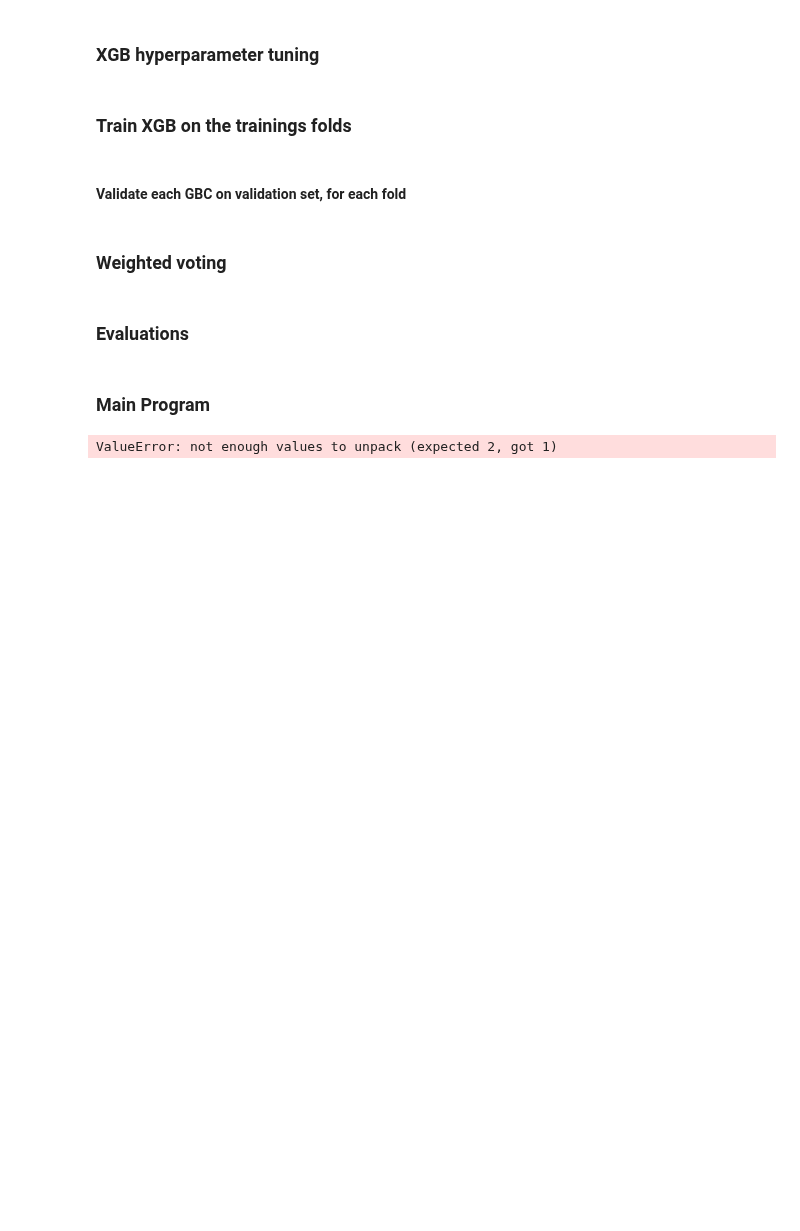
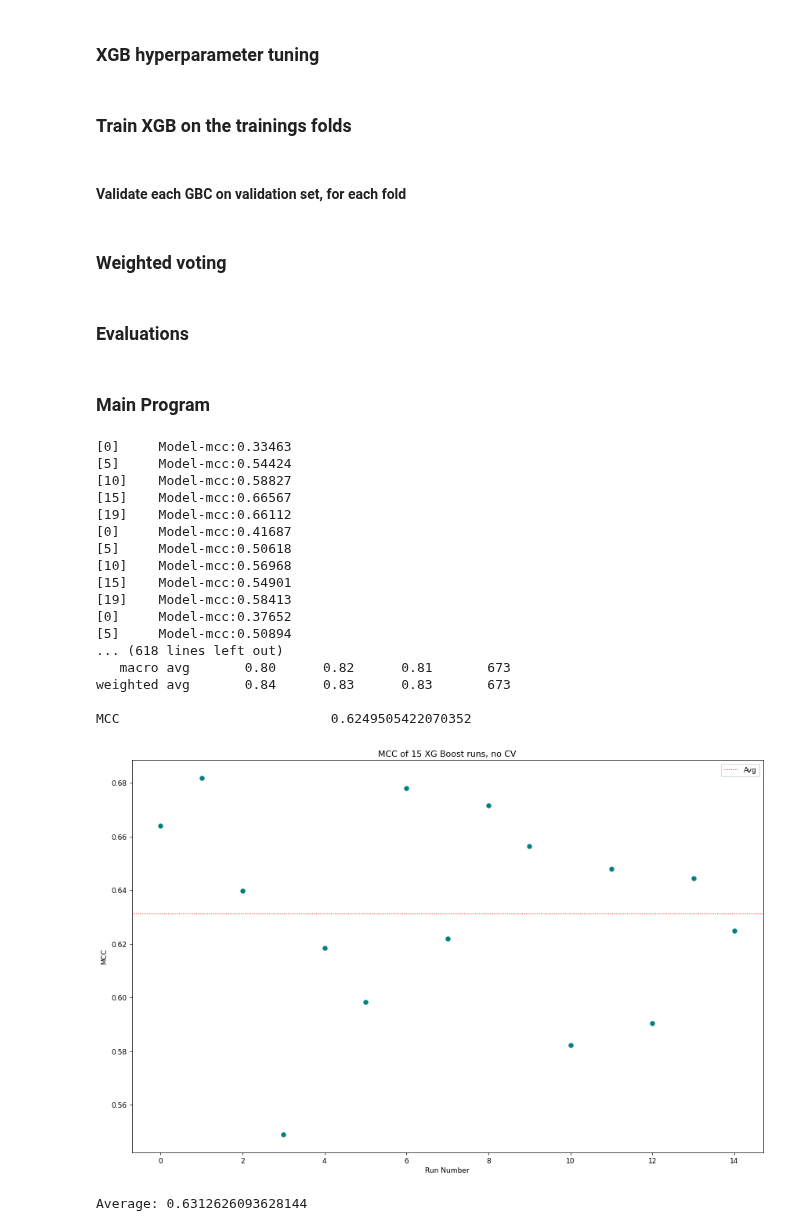
Before and after one commit to Shamin2512/Mutation-Classification, a Jupyter notebook: XGB_MutationClassification.ipynb, the cells around one changed output. Cells and saved outputs as stored; diff of their text form; code cells hidden in the pictures; blank space fills up the shorter version.

Commit message:
Updated function descriptions, average MCC 0.63

```diff
--- a/XGB_MutationClassification.ipynb
+++ b/XGB_MutationClassification.ipynb
@@ -81,7 +83,6 @@ def data(Training_Set, Testing_Set):
 
     train_features     = Training_Set.drop(['AC Code','dataset'], axis =1)
     train_labels       = Training_Set['dataset']
-    groups             = Training_Set['AC Code'].to_list()                        #List of proteins for grouping
 
     test_features     = Testing_Set.drop(['AC Code','dataset'], axis =1)
     test_labels       = Testing_Set['dataset']
@@ -350,12 +370,12 @@ def CM(pred, d_test):
 def BF_fitting(BF, d_train_list, d_test):
     """
     Input:      BF                Number of balancing folds
-                Input_folds       List of balanced training feature folds
-                Output_folds      List of balanced training label folds
+                d_train_list      List of balanced training feature folds in DMatrix
+                d_test            Validation data as Dmatrix
 
     Returns:    BF_GBC            List of gradient boosted trees trained on each balancing fold
 
-    Create GBC model that returns probability predictions for each fold, using output of Balance_Folds() as training data
+    Create GBC model that returns probability predictions for each fold, using output of Balance_Folds() as training data (as a Dmatrix)
     """
     params = {
     'booster': 'gbtree',
@@ -366,24 +386,27 @@ def BF_fitting(BF, d_train_list, d_test):
 
     BF_GBC = []
     for fold_i in range(BF):
-        d_train = d_train_list[fold_i] #Dtrain for each balanced fold
+        d_train = d_train_list[fold_i]                          #Dmatrix for each balanced fold
         BF_GBC.append(xgb.train(params,
                                 d_train,
                                 num_boost_round = 100,
-                                evals  = [(d_test,'BF eval')],
-                                verbose_eval = 5,              #Print evaluation metrics every 5 trees
-                                early_stopping_rounds=20,
+                                evals  = [(d_test,'Model')],
+                                verbose_eval = 5,               #Print evaluation metrics every 5 trees
+                                early_stopping_rounds = 20,
                                 custom_metric = CM,
                                 )
-                      ) #Generates and fits a GBC for each training balanced fold
+                      )                                         #Generates and fits a GBC for each training balanced fold
+
+
     return BF_GBC
 # %% [markdown]
 #### Validate each GBC on validation set, for each fold
 # %%
-def BF_validate(BF_GBC, ValData):
+def BF_validate(BF_GBC, d_test):
     """
-    Input:      BF_RFC          List of RFCs trained on balancing folds
-                ValData         Unseen validation features from CV fold
+    Input:      BF_RFC            List of RFCs trained on balancing folds
+                d_test            Validation data as Dmatrix
+
 
     Returns:    Prob_matrix     List of arrays. Each item is 2D matrix where the 1st dimension is each subset in balancing fold,
                                 2nd dimension is predicted probability
@@ -392,10 +415,8 @@ def BF_validate(BF_GBC, ValData):
     """
 
     Prob_matrix = []
-    dtest = xgb.DMatrix(ValData)
-
     for i in range(len(BF_GBC)):
-        Prob = BF_GBC[i].predict(dtest) #Predicts the probability of an instance belonging to the major/ positive class (PD/ 1). Output has shape (n_predictions,)
+        Prob = BF_GBC[i].predict(d_test) #Predicts the probability of an instance belonging to the major/ positive class (PD/ 1). Output has shape (n_predictions,)
         Prob_matrix.append(Prob)
 
     return Prob_matrix
@@ -439,7 +460,8 @@ def Weighted_Vote(Prob_matrix):
 # %%
 def evalutation(Final_vote, Vallabel):
     """
-    Input:      Testing_Set        Unseen 20% testing data
+    Input:      Final Vote      Weighted vote classification
+                ValLabel        Unseen 20% testing data labels
 
     Evaluate each fold with confusion matrix and MCC
     """
@@ -475,26 +497,44 @@ def plot(Score_list):
 # %%
 file = "AC_dataset.csv"
 Score_list = []
-for i in range(0,5):
+for i in range(0,15):
     Training_Set, Testing_Set          = Train_Test_Split(file)                                 #Create training and testing sets
     inData, classData, ValData, Vallabel = data(Training_Set, Testing_Set)                     #training/ testing features and labels
     # xgb_model = CV(Training_Set)                                                              #Cross-validate training set
 
     # test(inData, classData, ValData, Vallabel)                                                          #Initial evaluation
 
     minClass, minSize, maxSize  = find_minority_class(classData)                            #Determines imbalance
     BF                          = Balance_ratio(maxSize, minSize)                           #Determins number of balancing folds needed
     Input_folds, Output_folds   = Balance_Folds(BF, inData, classData, minClass, minSize)   # balance() and balance_data() functions are called under this
     d_train_list, d_test        = model_training_data(BF, Input_folds, Output_folds, ValData, Vallabel)
     # BF_RFC_HP = Hyperparameter(BF, Input_folds, Output_folds)
     BF_GBC                      = BF_fitting(BF, d_train_list, d_test)
-    Prob_matrix                 = BF_validate(BF_GBC, Valdata)
+    Prob_matrix                 = BF_validate(BF_GBC, d_test)
 
     Final_vote, Sum_PD, Sum_SNP = Weighted_Vote(Prob_matrix)
 
     MCC = evalutation(Final_vote, Vallabel)
     Score_list.append(MCC)
 
 plot(Score_list)
 # %% [output]
-ValueError: not enough values to unpack (expected 2, got 1)
+[0]     Model-mcc:0.33463
+[5]     Model-mcc:0.54424
+[10]    Model-mcc:0.58827
+[15]    Model-mcc:0.66567
+[19]    Model-mcc:0.66112
+[0]     Model-mcc:0.41687
+[5]     Model-mcc:0.50618
+[10]    Model-mcc:0.56968
+[15]    Model-mcc:0.54901
+[19]    Model-mcc:0.58413
+[0]     Model-mcc:0.37652
+[5]     Model-mcc:0.50894
+... (618 lines left out)
+   macro avg       0.80      0.82      0.81       673
+weighted avg       0.84      0.83      0.83       673
+
+MCC                           0.6249505422070352
+[figure, added]
+Average: 0.6312626093628144
```
Also changed, not shown: parts of 3 cells of this notebook.
